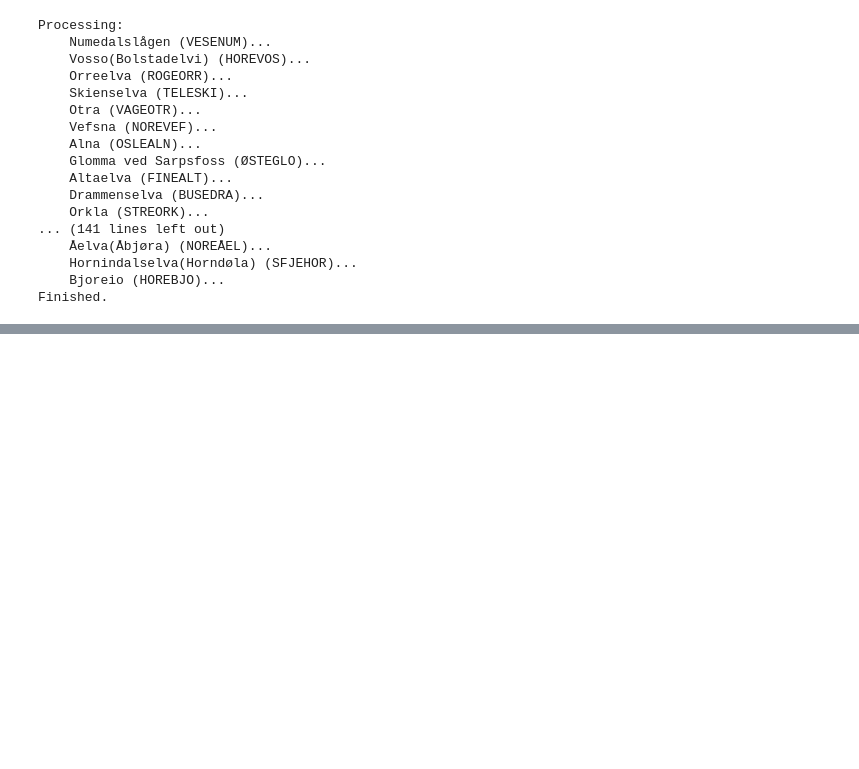
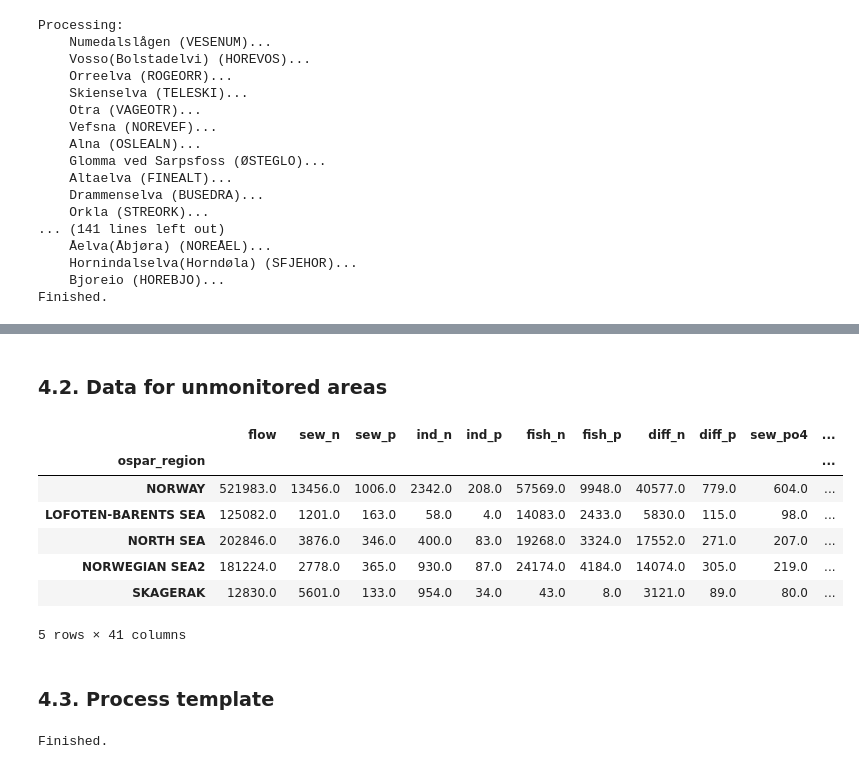
Before and after one commit to JamesSample/rid, a Jupyter notebook: notebooks/word_data_tables.ipynb, the cells around one changed output, grey strips where cells are left out. Drawn from its saved outputs; the diff is of its cells as text; code cells hidden in the pictures; blank space fills up the shorter version.

```diff
--- a/notebooks/word_data_tables.ipynb
+++ b/notebooks/word_data_tables.ipynb
@@ -125,0 +224,38 @@ Finished.
+# %% [markdown]
+### 4.2. Data for unmonitored areas
+# %%
+# Read data
+in_csv = (r'C:\Data\James_Work\Staff\Oeyvind_K\Elveovervakingsprogrammet'
+          r'\Results\Unmon_loads\unmon_loads_2015.csv')
+umon_df = pd.read_csv(in_csv, index_col=0)
+
+# Rename cols
+umon_df.columns = [i.replace('RENSEANLEGG', 'sew') for i in umon_df.columns]
+umon_df.columns = [i.replace('INDUSTRI', 'ind') for i in umon_df.columns]
+umon_df.columns = [i.replace('_tonn', '') for i in umon_df.columns]
+umon_df.columns = [i.replace('AQUAKULTUR', 'fish') for i in umon_df.columns]
+
+# Convert Hg to kgs
+umon_df['sew_Hg'] = umon_df['sew_Hg']*1000
+umon_df['ind_Hg'] = umon_df['ind_Hg']*1000
+
+umon_df.round(0)
+# %% [output]
+|  | flow | sew_n | sew_p | ind_n | ind_p | fish_n | fish_p | diff_n | diff_p | sew_po4 | ... |
+| ospar_region |  |  |  |  |  |  |  |  |  |  | ... |
+| NORWAY | 521983.0 | 13456.0 | 1006.0 | 2342.0 | 208.0 | 57569.0 | 9948.0 | 40577.0 | 779.0 | 604.0 | ... |
+| LOFOTEN-BARENTS SEA | 125082.0 | 1201.0 | 163.0 | 58.0 | 4.0 | 14083.0 | 2433.0 | 5830.0 | 115.0 | 98.0 | ... |
+| NORTH SEA | 202846.0 | 3876.0 | 346.0 | 400.0 | 83.0 | 19268.0 | 3324.0 | 17552.0 | 271.0 | 207.0 | ... |
+| NORWEGIAN SEA2 | 181224.0 | 2778.0 | 365.0 | 930.0 | 87.0 | 24174.0 | 4184.0 | 14074.0 | 305.0 | 219.0 | ... |
+| SKAGERAK | 12830.0 | 5601.0 | 133.0 | 954.0 | 34.0 | 43.0 | 8.0 | 3121.0 | 89.0 | 80.0 | ... |
+5 rows × 41 columns
+# %% [markdown]
+### 4.3. Process template
+# %%
+# Create table 3
+in_docx = (r'C:\Data\James_Work\Staff\Oeyvind_K\Elveovervakingsprogrammet'
+           r'\Results\Word_Tables\2016Analysis_2015Data\TABLE3_2015_JES.docx')
+
+rid.write_word_overall_table(mon_df, umon_df, in_docx)
+# %% [output]
+Finished.
```
Also changed, not shown: parts of 5 cells of this notebook, 1 other file.
